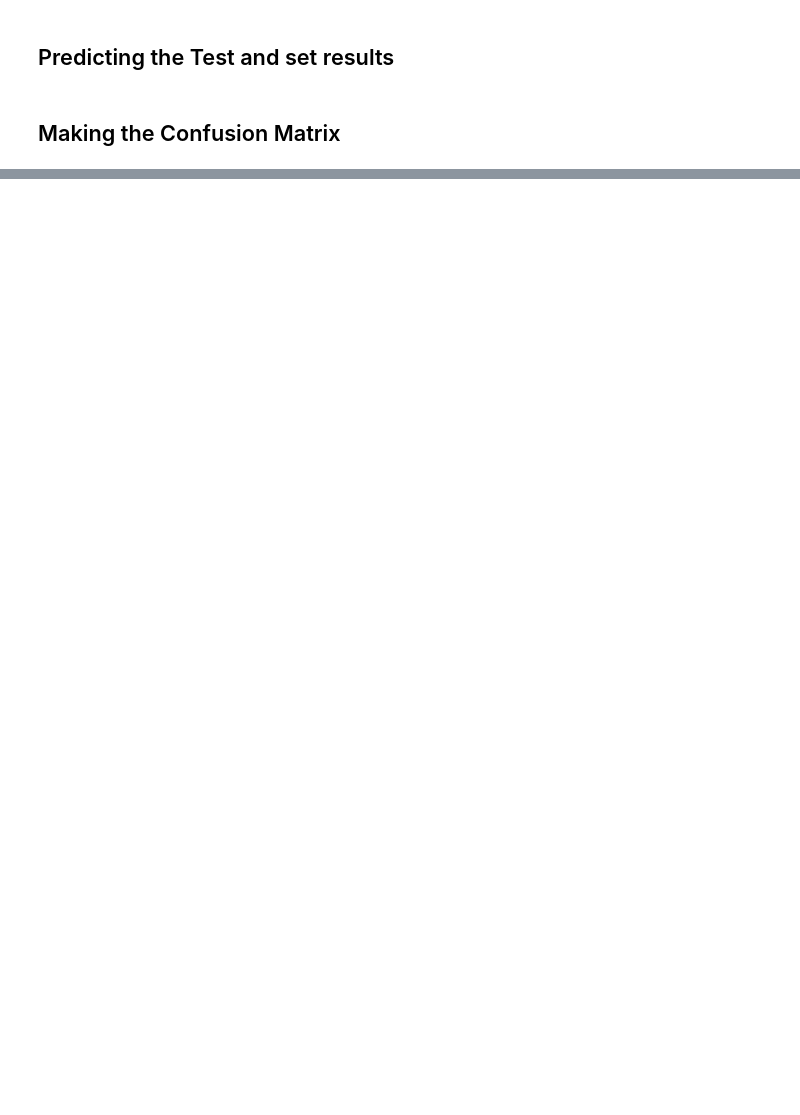
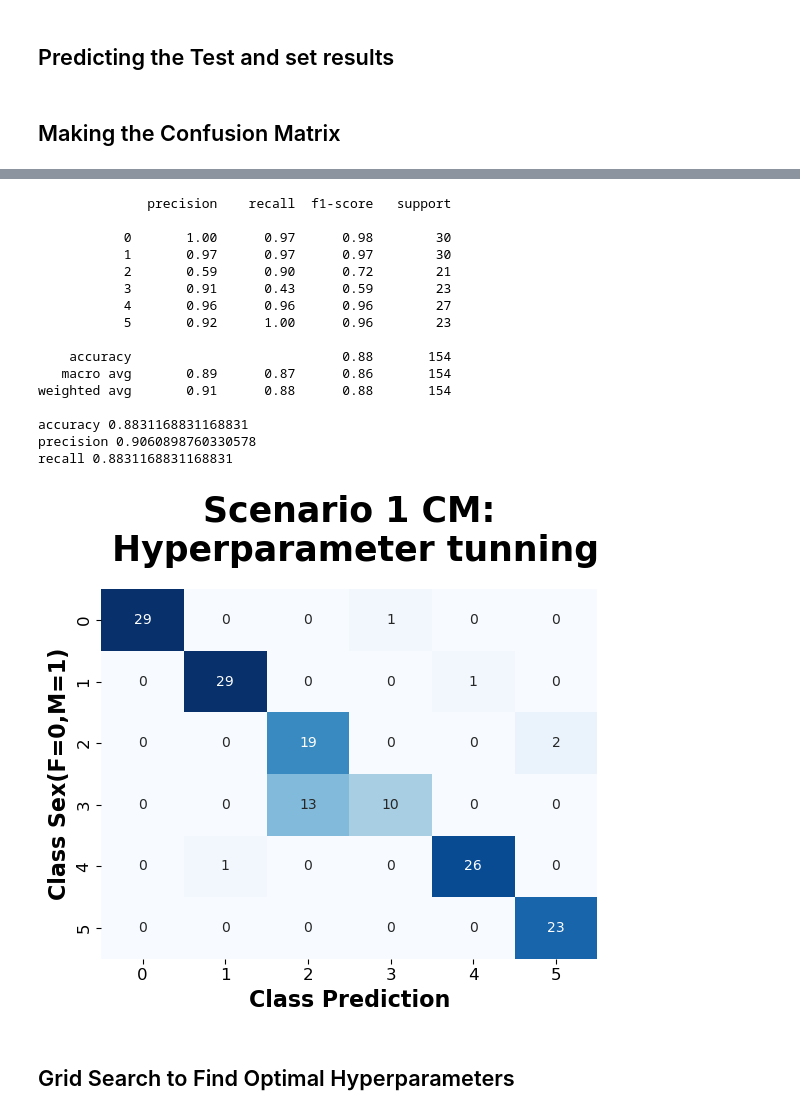
Before and after one commit to JoseRicoCct/CA2_Integrated_Assesment_MSc_Data_Analytics_CCT_Semester_1, a Jupyter notebook: CA2_ML_Code_sba23021_ML_Models-Copy2.ipynb, the cells around one changed output, grey strips where cells are left out. Saved outputs shown, nothing was run; the diff lists cells and outputs as text; code cells hidden in the pictures; blank space fills up the shorter version.

```diff
--- a/CA2_ML_Code_sba23021_ML_Models-Copy2.ipynb
+++ b/CA2_ML_Code_sba23021_ML_Models-Copy2.ipynb
@@ -248,0 +372,7 @@ Model accuracy score with 10 decision-trees : 89.74
+# %%
+# scaling the features
+
+X_scaled = scale(X)
+
+# train test split
+X_train, X_test, y_train, y_test = train_test_split(X_scaled, y, test_size = 0.2, random_state = 42)
@@ -248,0 +381,57 @@ Model accuracy score with 10 decision-trees : 89.74
+# %%
+# using rbf kernel, C=1, default value of gamma
+
+model = SVC(C = 1, kernel='rbf')
+model.fit(X_train, y_train)
+y_pred = model.predict(X_test)
+# %%
+from sklearn.metrics import confusion_matrix
+
+# confusion matrix
+confusion_matrix(y_true=y_test, y_pred=y_pred)
+
+# Generate the confusion matrix
+confusion_matrix = metrics.confusion_matrix(y_true=y_test, y_pred=y_pred)
+
+# Create a heatmap of the confusion matrix
+
+sns.heatmap(confusion_matrix, annot = True, fmt = "d", cmap = "Blues", cbar = False, )
+plt.title('Scenario 1 CM:\n Hyperparameter tunning',loc="center", pad=20, fontsize=25, fontweight="bold")
+plt.xlabel('Class Prediction',fontsize=16, fontweight='bold')
+plt.ylabel('Class Sex(F=0,M=1)',fontsize=16, fontweight='bold')
+plt.xticks(fontsize=12)
+plt.yticks(fontsize=12)
+
+# Printing classification report
+print(classification_report(y_test, y_pred))
+
+# accuracy
+print("accuracy", metrics.accuracy_score(y_test, y_pred))
+
+svc = metrics.accuracy_score(y_test, y_pred)*100
+
+# precision
+print("precision", metrics.precision_score(y_test, y_pred, average='weighted'))
+
+# recall/sensitivity
+print("recall", metrics.recall_score(y_test, y_pred, average='weighted'))
+# %% [output]
+              precision    recall  f1-score   support
+
+           0       1.00      0.97      0.98        30
+           1       0.97      0.97      0.97        30
+           2       0.59      0.90      0.72        21
+           3       0.91      0.43      0.59        23
+           4       0.96      0.96      0.96        27
+           5       0.92      1.00      0.96        23
+
+    accuracy                           0.88       154
+   macro avg       0.89      0.87      0.86       154
+weighted avg       0.91      0.88      0.88       154
+
+accuracy 0.8831168831168831
+precision 0.9060898760330578
+recall 0.8831168831168831
+[figure, added]
+# %% [markdown]
+## Grid Search to Find Optimal Hyperparameters
```
Also changed, not shown: parts of 39 cells of this notebook, 4 other files.
